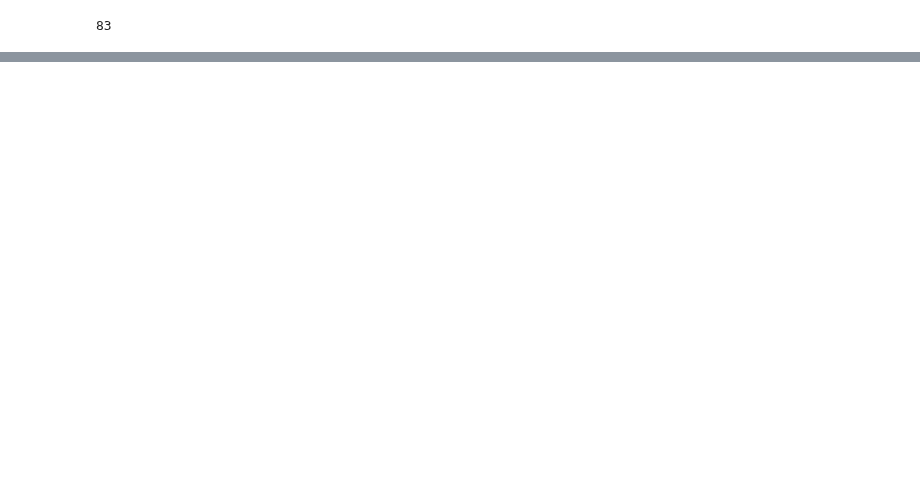
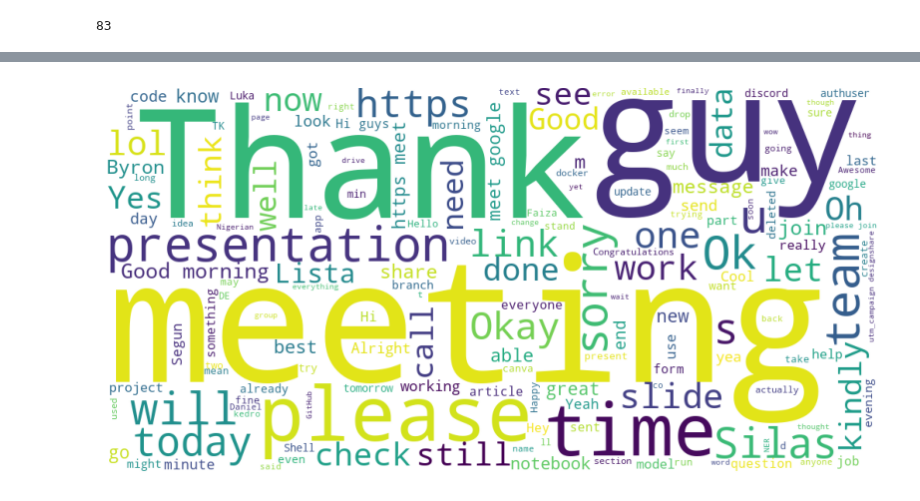
Before and after one commit to lawalsegun2025/whatsapp_chat_analyzer, a Jupyter notebook: whatsapp_chat_analysis.ipynb, the cells around one changed output, grey strips where cells are left out. Drawn from its saved outputs; the diff is of its cells as text; code cells hidden in the pictures; blank space fills up the shorter version.

Commit message:
common words

```diff
--- a/whatsapp_chat_analysis.ipynb
+++ b/whatsapp_chat_analysis.ipynb
@@ -498,0 +502,14 @@ plt.axis("off");
+# %%
+# create word cloud object
+wc = WordCloud(width=1000, height=500, min_font_size=10,
+              background_color="white")
+
+# generate wordcloud image
+wc = wc.generate(wc_df["Message"].str.cat(sep=" "))
+
+# plot word cloud
+fig, ax = plt.subplots(figsize=(10, 7))
+ax.imshow(wc)
+ax.axis("off");
+# %% [output]
+[figure, added]
```
Also changed, not shown: parts of 42 cells of this notebook.
